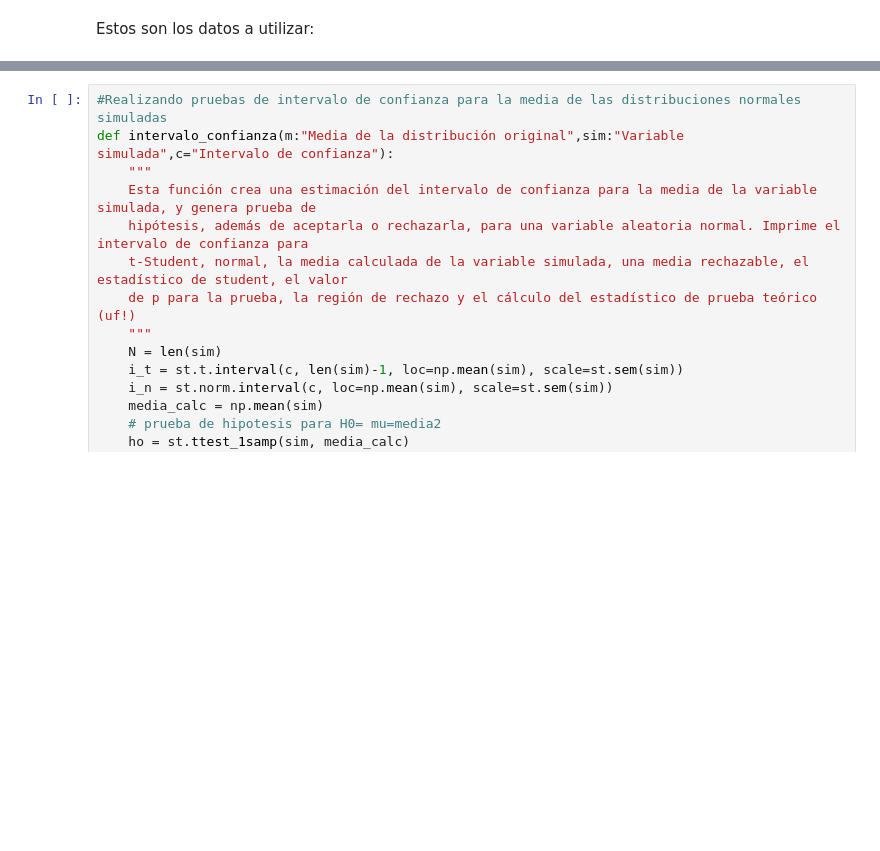
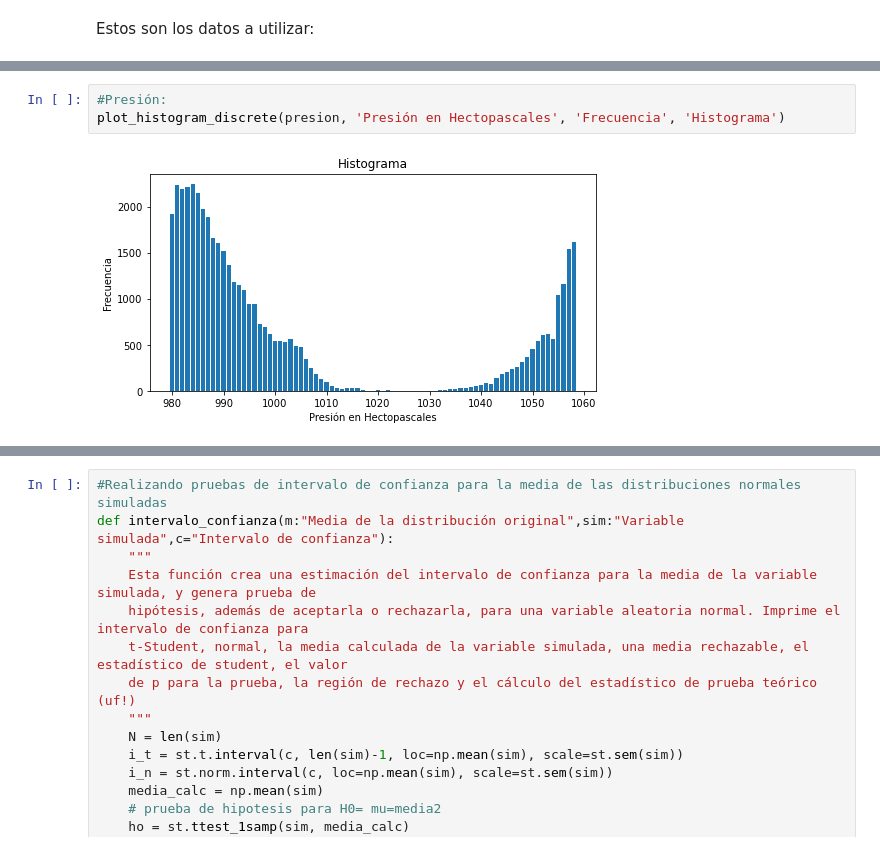
Before and after one commit to PintorOD1997/ProyectoConjunto_LandaverdeI_PintorD, a Jupyter notebook: ProyectoModulo1_OchoaD_MercadoI.ipynb, the cells around one changed output, grey strips where cells are left out. Saved outputs shown, nothing was run; the diff lists cells and outputs as text; blank space fills up the shorter version.

```diff
--- a/ProyectoModulo1_OchoaD_MercadoI.ipynb
+++ b/ProyectoModulo1_OchoaD_MercadoI.ipynb
@@ -149,4 +166,9 @@ data3.sample(2)
 2 rows × 37 columns
+# %%
+#Presión:
+plot_histogram_discrete(presion, 'Presión en Hectopascales', 'Frecuencia', 'Histograma')
+# %% [output]
+[figure, added]
 # %%
 data4=pd.read_csv("temperature.csv")
 temp = data4.Seattle.dropna()-273.15
```
Also changed, not shown: parts of 26 cells of this notebook.
